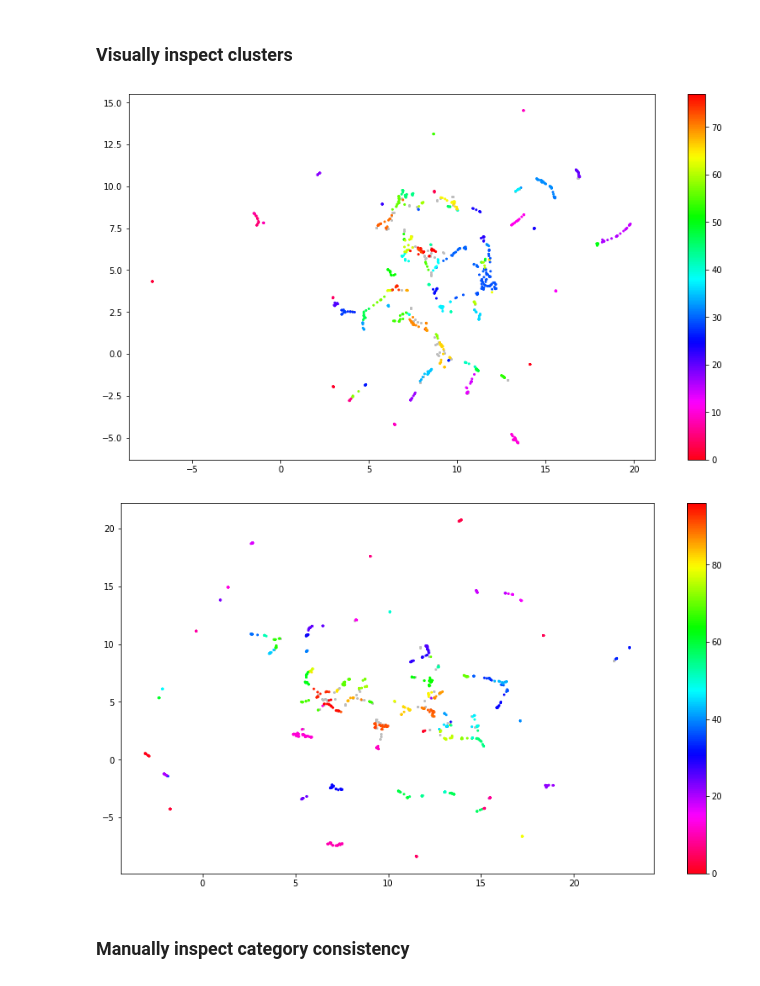
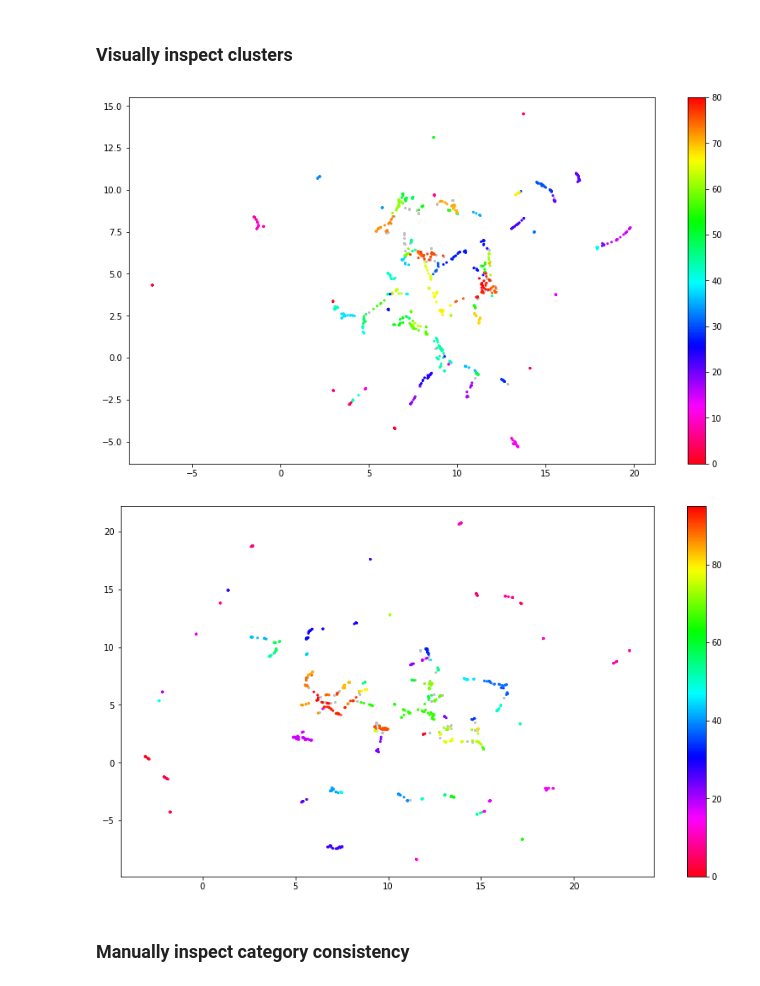
Before and after one commit to dborrelli/chat-intents, a Jupyter notebook: notebooks/05-use.ipynb, the cells around one changed output. Drawn from its saved outputs; the diff is of its cells as text; code cells hidden in the pictures.

```diff
--- a/notebooks/05-use.ipynb
+++ b/notebooks/05-use.ipynb
@@ -116,7 +110,7 @@ def score_clusters(clusters, prob_threshold = 0.05):
     #clusters = generate_clusters(message_embeddings, n_neighbors, n_components, min_cluster_size, random_state)
     cluster_labels = clusters.labels_
     label_count = len(np.unique(cluster_labels))
-    total_num = len(example_clusters.labels_)
+    total_num = len(clusters.labels_)
     cost = (np.count_nonzero(clusters.probabilities_ < prob_threshold)/total_num)
 
     return label_count, cost
@@ -449,13 +409,13 @@ def plot_clusters(embeddings, clusters, n_neighbors=4):
     plt.colorbar()
     plt.show()
 # %%
-plot_clusters(use_embeddings, use_clusters, n_neighbors=4)
+plot_clusters(embeddings_use, best_clusters_use, n_neighbors=4)
 # %% [output]
-[figure, old version]
+[figure, new version]
 # %%
-plot_clusters(st1_embeddings, st1_clusters, n_neighbors=4)
+plot_clusters(embeddings_st1, best_clusters_st1, n_neighbors=4)
 # %% [output]
-[figure, old version]
+[figure, new version]
 # %% [markdown]
 ### Manually inspect category consistency
 # %%
```
Also changed, not shown: parts of 21 cells of this notebook.
